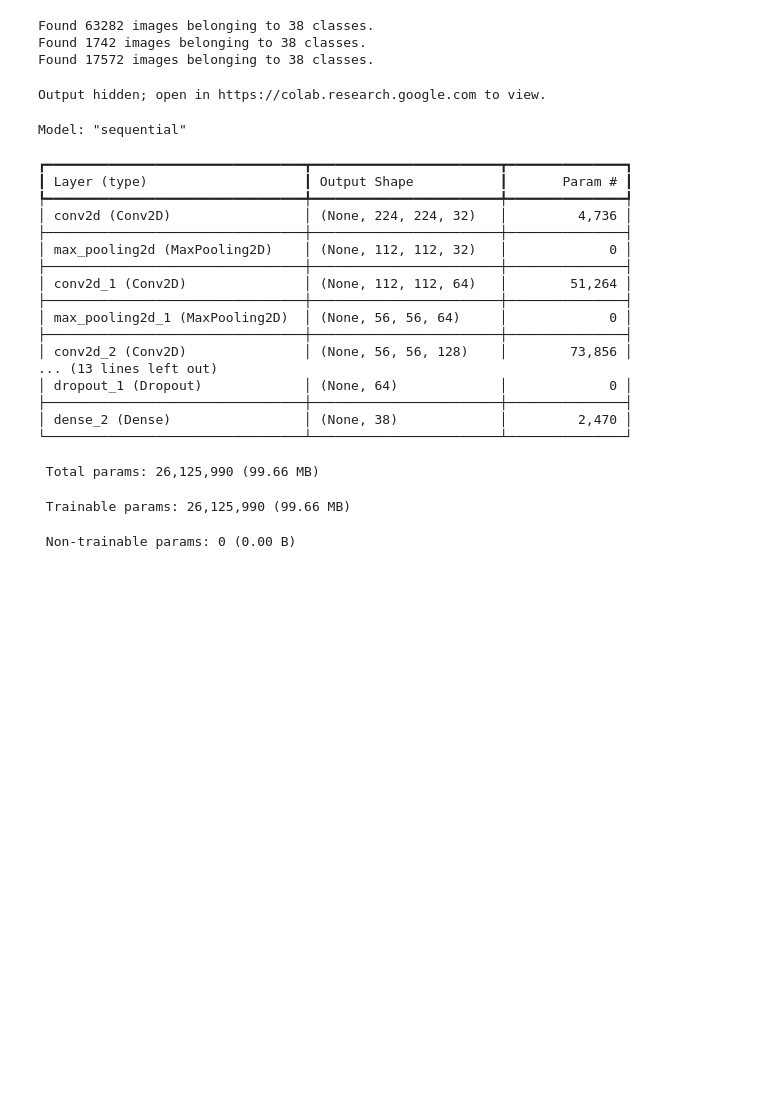
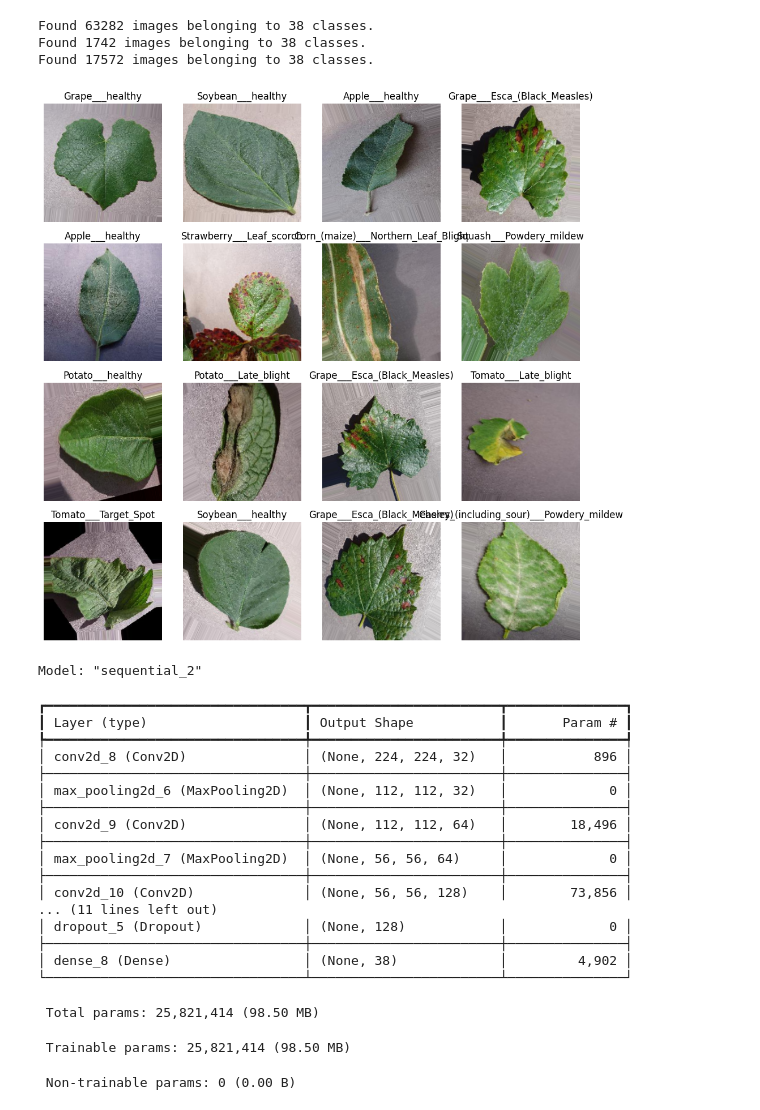
Before and after one commit to Nehajaiswal-01/Week-1, a Jupyter notebook: plant Disease Detection.ipynb, the cells around one changed output. Cells and saved outputs as stored; diff of their text form; code cells hidden in the pictures; blank space fills up the shorter version.

```diff
--- a/plant Disease Detection.ipynb
+++ b/plant Disease Detection.ipynb
@@ -87,19 +64,23 @@ Found 1742 images belonging to 38 classes.
 Found 17572 images belonging to 38 classes.
 # %%
 #Visualize sample images
-classes = list(train_generator.class_indices.keys())
-plt.figure(figsize=(12, 12))
-for X_batch, y_batch in train_generator:
-    for i in range(0, 16):
-        plt.subplot(4, 4, i + 1)
-        plt.imshow(X_batch[i])
-        plt.title(classes[np.argmax(y_batch[i])])
-        plt.axis('off')
-    break
-plt.tight_layout()
-plt.show()
+class_names = list(train_gen.class_indices.keys())
+
+# Visualize Samples
+def show_samples(generator):
+    x_batch, y_batch = next(generator)
+    plt.figure(figsize=(10, 10))
+    for i in range(16):
+        plt.subplot(4, 4, i+1)
+        plt.imshow(x_batch[i])
+        plt.title(class_names[np.argmax(y_batch[i])])
+        plt.axis("off")
+    plt.tight_layout()
+    plt.show()
+
+show_samples(train_gen)
 # %% [output]
-Output hidden; open in https://colab.research.google.com to view.
+[figure, added]
 # %%
 #Build the CNN model
 from tensorflow import keras
@@ -127,30 +106,27 @@ model = keras.models.Sequential([
 ])
 # %%
 #Compile the model
-model.compile(optimizer='adam',
-              loss='categorical_crossentropy',
-              metrics=['accuracy'])
-
+model.compile(optimizer='adam', loss='categorical_crossentropy', metrics=['accuracy'])
 model.summary()
 # %% [output]
-Model: "sequential"
+Model: "sequential_2"
 ┏━━━━━━━━━━━━━━━━━━━━━━━━━━━━━━━━━┳━━━━━━━━━━━━━━━━━━━━━━━━┳━━━━━━━━━━━━━━━┓
 ┃ Layer (type)                    ┃ Output Shape           ┃       Param # ┃
 ┡━━━━━━━━━━━━━━━━━━━━━━━━━━━━━━━━━╇━━━━━━━━━━━━━━━━━━━━━━━━╇━━━━━━━━━━━━━━━┩
-│ conv2d (Conv2D)                 │ (None, 224, 224, 32)   │         4,736 │
+│ conv2d_8 (Conv2D)               │ (None, 224, 224, 32)   │           896 │
 ├─────────────────────────────────┼────────────────────────┼───────────────┤
-│ max_pooling2d (MaxPooling2D)    │ (None, 112, 112, 32)   │             0 │
+│ max_pooling2d_6 (MaxPooling2D)  │ (None, 112, 112, 32)   │             0 │
 ├─────────────────────────────────┼────────────────────────┼───────────────┤
-│ conv2d_1 (Conv2D)               │ (None, 112, 112, 64)   │        51,264 │
+│ conv2d_9 (Conv2D)               │ (None, 112, 112, 64)   │        18,496 │
 ├─────────────────────────────────┼────────────────────────┼───────────────┤
-│ max_pooling2d_1 (MaxPooling2D)  │ (None, 56, 56, 64)     │             0 │
+│ max_pooling2d_7 (MaxPooling2D)  │ (None, 56, 56, 64)     │             0 │
 ├─────────────────────────────────┼────────────────────────┼───────────────┤
-│ conv2d_2 (Conv2D)               │ (None, 56, 56, 128)    │        73,856 │
-... (13 lines left out)
-│ dropout_1 (Dropout)             │ (None, 64)             │             0 │
+│ conv2d_10 (Conv2D)              │ (None, 56, 56, 128)    │        73,856 │
+... (11 lines left out)
+│ dropout_5 (Dropout)             │ (None, 128)            │             0 │
 ├─────────────────────────────────┼────────────────────────┼───────────────┤
-│ dense_2 (Dense)                 │ (None, 38)             │         2,470 │
+│ dense_8 (Dense)                 │ (None, 38)             │         4,902 │
 └─────────────────────────────────┴────────────────────────┴───────────────┘
- Total params: 26,125,990 (99.66 MB)
+ Total params: 25,821,414 (98.50 MB)
- Trainable params: 26,125,990 (99.66 MB)
+ Trainable params: 25,821,414 (98.50 MB)
  Non-trainable params: 0 (0.00 B)
```
Also changed, not shown: parts of 9 cells of this notebook.
